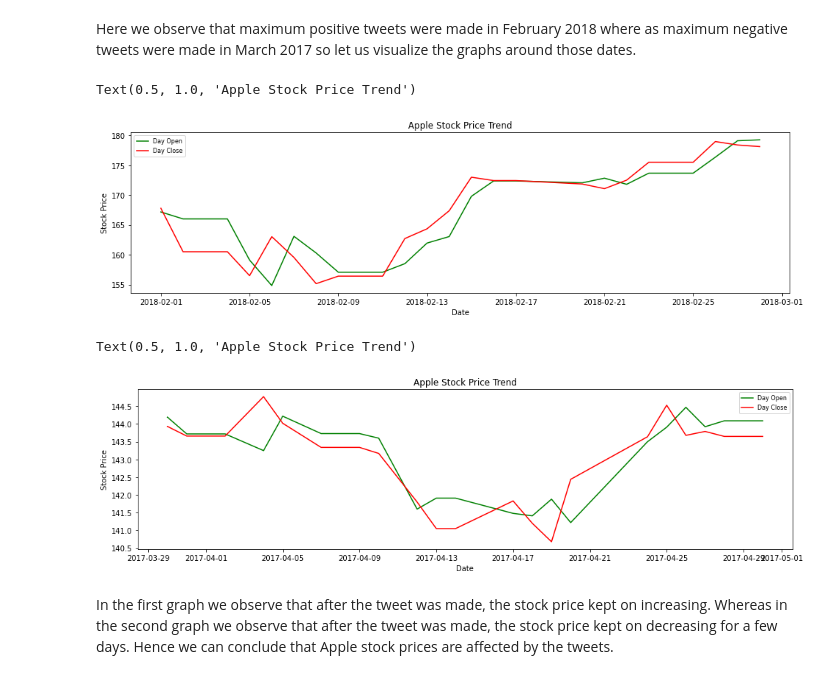
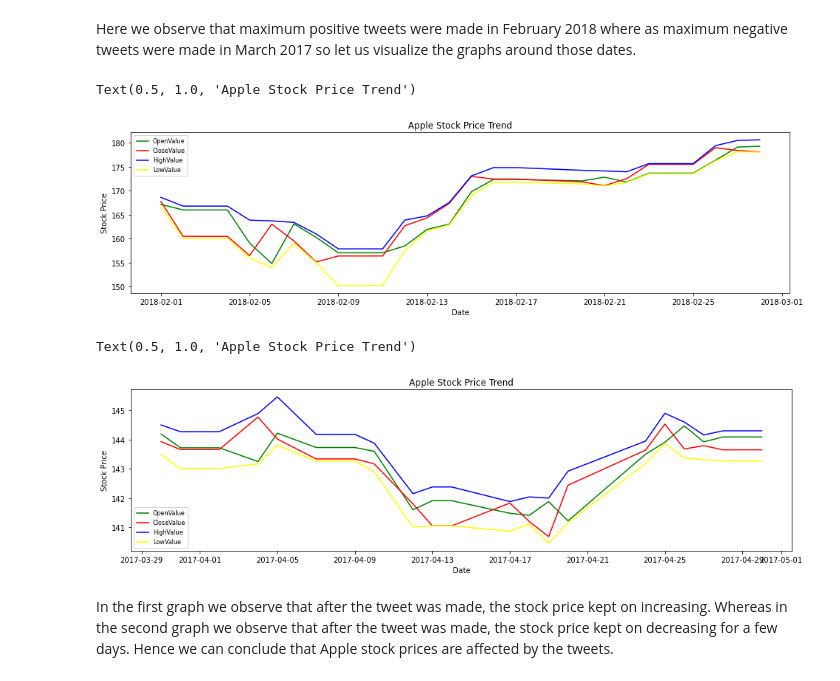
Before and after one commit to hinalbhaveshdesai/ds601, a Jupyter notebook: Final/FinalProject.ipynb, the cells around one changed output. Cells and saved outputs as stored; diff of their text form; code cells hidden in the pictures.

```diff
--- a/Final/FinalProject.ipynb
+++ b/Final/FinalProject.ipynb
@@ -259,3 +261,5 @@ We have successfully converted the datatypes of the columns and the data is now
+# %%
+tweet.drop(['writer'], axis=1, inplace= True)
 # %% [markdown]
 #### Report
 
@@ -399,24 +404,28 @@ Here we observe that maximum positive tweets were made in February 2018 where as
 figure(figsize=(16, 4))
 sns.lineplot(data = apple.loc['2018-02'], x = 'Date', y = 'OpenValue', color = 'green')
 sns.lineplot(data = apple.loc['2018-02'], x = 'Date', y = 'CloseValue', color = 'red')
+sns.lineplot(data = apple.loc['2018-02'], x = 'Date', y = 'HighValue', color = 'blue')
+sns.lineplot(data = apple.loc['2018-02'], x = 'Date', y = 'LowValue', color = 'yellow')
 plt.xlabel("Date" , fontsize = 10)
 plt.ylabel("Stock Price" , fontsize = 10)
-plt.legend(labels=["Day Open","Day Close"],fontsize = 8)
+plt.legend(labels=["OpenValue","CloseValue","HighValue","LowValue"],fontsize = 8)
 plt.title('Apple Stock Price Trend', fontsize = 12)
 # %% [output]
 Text(0.5, 1.0, 'Apple Stock Price Trend')
-[figure, old version]
+[figure, new version]
 # %%
 figure(figsize=(16, 4))
 sns.lineplot(data = apple['2017-03-30':'2017-04-30'], x = 'Date', y = 'OpenValue', color = 'green')
 sns.lineplot(data = apple['2017-03-30':'2017-04-30'], x = 'Date', y = 'CloseValue', color = 'red')
+sns.lineplot(data = apple['2017-03-30':'2017-04-30'], x = 'Date', y = 'HighValue', color = 'blue')
+sns.lineplot(data = apple['2017-03-30':'2017-04-30'], x = 'Date', y = 'LowValue', color = 'yellow')
 plt.xlabel("Date" , fontsize = 10)
 plt.ylabel("Stock Price" , fontsize = 10)
-plt.legend(labels=["Day Open","Day Close"],fontsize = 8)
+plt.legend(labels=["OpenValue","CloseValue","HighValue","LowValue"],fontsize = 8)
 plt.title('Apple Stock Price Trend', fontsize = 12)
 # %% [output]
 Text(0.5, 1.0, 'Apple Stock Price Trend')
-[figure, old version]
+[figure, new version]
 # %% [markdown]
 In the first graph we observe that after the tweet was made, the stock price kept on increasing.
 Whereas in the second graph we observe that after the tweet was made, the stock price kept on decreasing for a few days.
```
Also changed, not shown: parts of 16 cells of this notebook.
